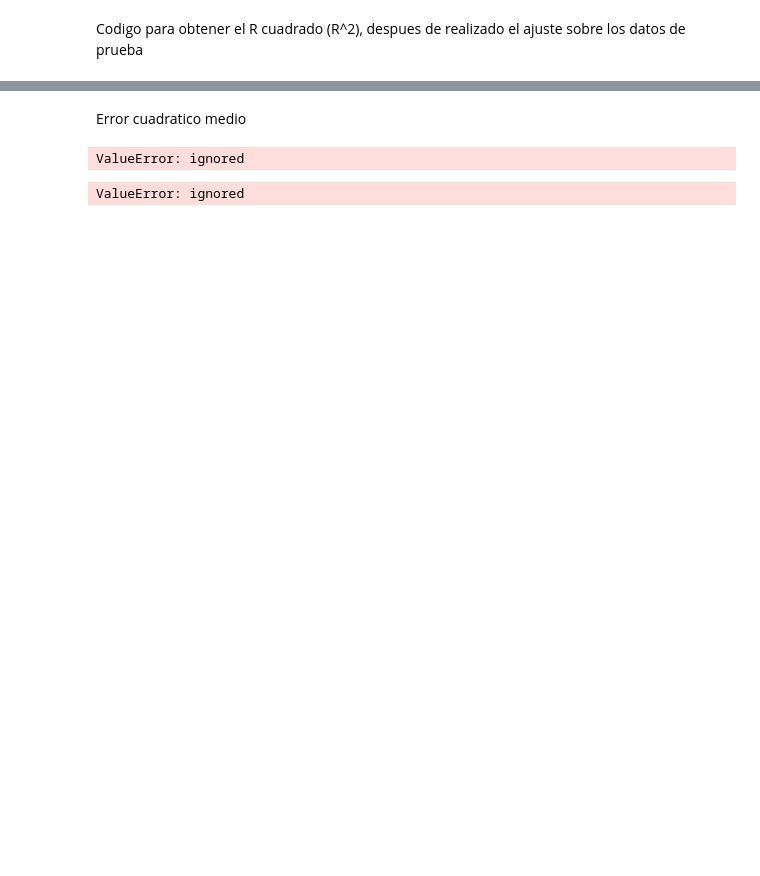
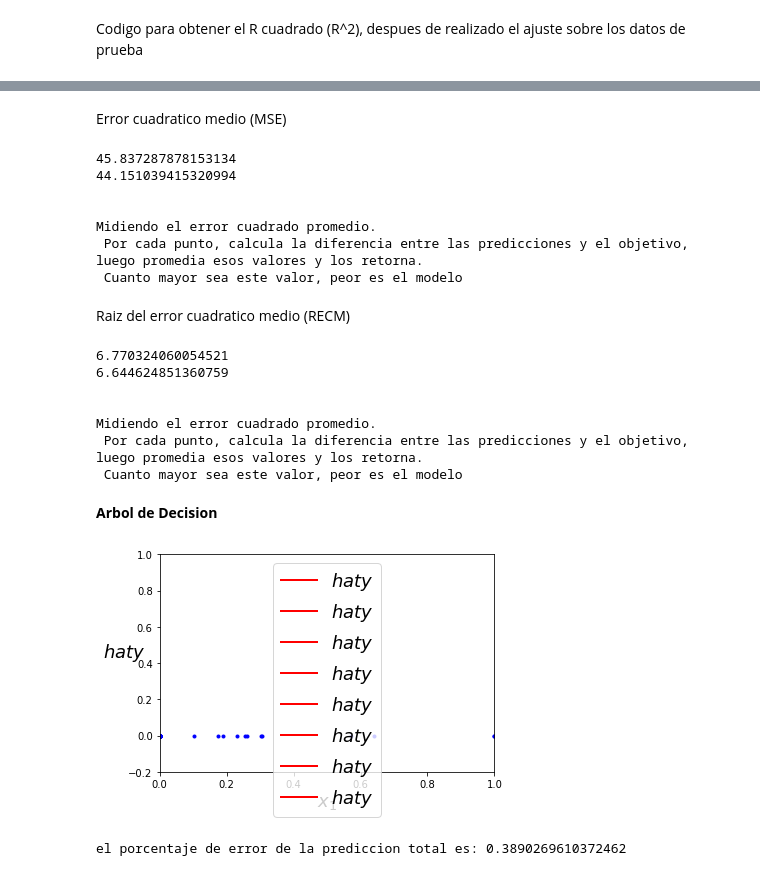
Before and after one commit to Jorge2018/prediccion_ventas, a Jupyter notebook: prediccion_ventas07.ipynb, the cells around one changed output, grey strips where cells are left out. Cells and saved outputs as stored; diff of their text form; code cells hidden in the pictures; blank space fills up the shorter version.

```diff
--- a/prediccion_ventas07.ipynb
+++ b/prediccion_ventas07.ipynb
@@ -194,16 +229,58 @@ ValueError: ignored
 # %% [markdown]
-Error cuadratico medio
+Error cuadratico medio (MSE)
 # %%
 mse_train = mean_squared_error(y_train, train_preds) # Como se interpretan estos valores?
 mse_test = mean_squared_error(y_test, test_preds)    # Como se interpretan estos valores?
 print(mse_train)
 print(mse_test)
+print('\n')
+print('Midiendo el error cuadrado promedio.\n',
+      'Por cada punto, calcula la diferencia entre las predicciones y el objetivo, luego promedia esos valores y los retorna.\n',
+      'Cuanto mayor sea este valor, peor es el modelo')
 # %% [output]
-ValueError: ignored
+45.837287878153134
+44.151039415320994
+
+
+Midiendo el error cuadrado promedio.
+ Por cada punto, calcula la diferencia entre las predicciones y el objetivo, luego promedia esos valores y los retorna.
+ Cuanto mayor sea este valor, peor es el modelo
+# %% [markdown]
+Raiz del error cuadratico medio (RECM)
 # %%
 rmse_train = np.sqrt(mean_squared_error(y_train, train_preds)) # Como se interpretan estos valores?
 rmse_test = np.sqrt(mean_squared_error(y_test, test_preds))    # Como se interpretan estos valores?
 print(rmse_train)
 print(rmse_test)
+print('\n')
+print('Midiendo el error cuadrado promedio.\n',
+      'Por cada punto, calcula la diferencia entre las predicciones y el objetivo, luego promedia esos valores y los retorna.\n',
+      'Cuanto mayor sea este valor, peor es el modelo')
 # %% [output]
-ValueError: ignored
+6.770324060054521
+6.644624851360759
+
+
+Midiendo el error cuadrado promedio.
+ Por cada punto, calcula la diferencia entre las predicciones y el objetivo, luego promedia esos valores y los retorna.
+ Cuanto mayor sea este valor, peor es el modelo
+# %% [markdown]
+**Arbol de Decision**
+# %%
+# Crear Arbol de decision con profundidad = 4
+tree_reg = DecisionTreeRegressor(max_depth=3)
+tree_reg.fit(X_train_processed, y_train)
+
+x1 = X_train_processed
+y_pred = tree_reg.predict(x1)
+plt.axis([0, 1, -0.2, 1])
+plt.xlabel("$x_1$", fontsize=18)
+plt.ylabel("$hat{y}$", fontsize=18, rotation=0)
+plt.plot(X, y, "b.")
+plt.plot(x1, y_pred,"r-", linewidth=2, label=r"$hat{y}$")
+plt.legend(loc="upper center", fontsize=18)
+plt.show()
+print('el porcentaje de error de la prediccion total es:',tree_reg.score(X_train_processed, y_train))
+# %% [output]
+[figure, added]
+el porcentaje de error de la prediccion total es: 0.3890269610372462
```
Also changed, not shown: parts of 28 cells of this notebook.
